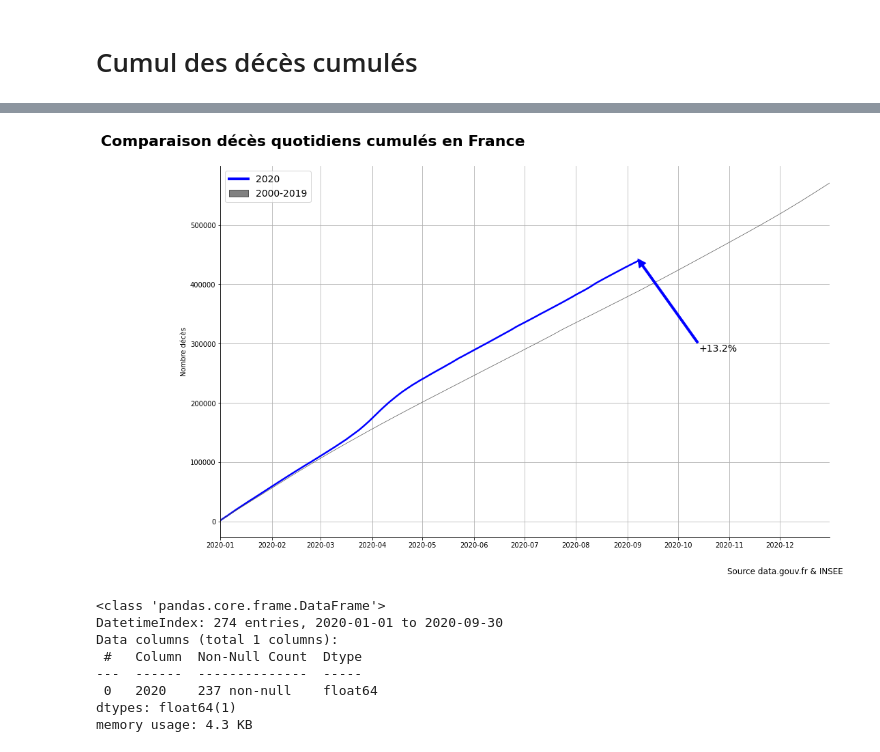
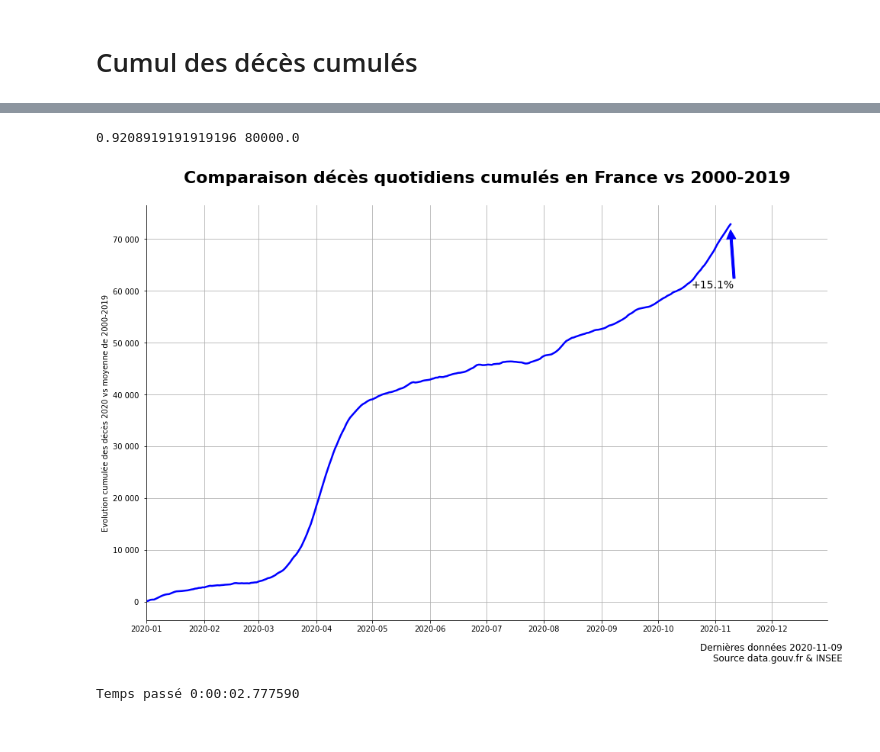
Before and after one commit to makiwara-fr/covid19-analyse, a Jupyter notebook: fr_deaths.ipynb, the cells around one changed output, grey strips where cells are left out. Saved outputs shown, nothing was run; the diff lists cells and outputs as text; code cells hidden in the pictures.

```diff
--- a/fr_deaths.ipynb
+++ b/fr_deaths.ipynb
@@ -194,9 +201,9 @@ df_histo_csv.sort_values(by="date_deces").tail()
 # %% [markdown]
 ### Date for 2020 and references
 # %%
-import datetime
-base = datetime.datetime.fromisoformat("2020-01-01")
-date_list = [base + datetime.timedelta(days=x) for x in range(366)]
+#import datetime
+base = datetime.fromisoformat("2020-01-01")
+date_list = [base + timedelta(days=x) for x in range(366)]
 # %%
 df_histo = pd.DataFrame(date_list)
 df_histo.columns = ['date_ref']
@@ -333,49 +370,51 @@ share_of_year
+# %%
+def position_fleche(ax, pourcentages, last_pct):
+
+    x_max = pourcentages['2020'].idxmax()
+    share_of_year = (x_max - pd.to_datetime("2020-01-01")).days/365
+    dernier_pourcentage = last_pct
+    y_last = pourcentages.loc[x_max, 'evol']
+
+    y_min, y_max = min(ax.get_yticks()), max(ax.get_yticks())
+
+    y_fleche = (y_last - y_min ) / (y_max - y_min)
+    print(y_fleche, y_max)
+    ax.annotate(f"{dernier_pourcentage*100:+.1f}%", xy=(share_of_year , y_fleche + 0.02), xytext=(max(min(share_of_year+0.1,0.8),0.2), max(min(y_fleche+0.1,0.8),0.2)), xycoords = "axes fraction",
+            arrowprops={"width":3, "edgecolor":"blue", "facecolor":"blue"}, fontsize=14)
 # %%
 from matplotlib.patches import Patch
 from matplotlib.lines import Line2D
 
 # Figure et axe principaux
 # ########################
 fig_cum, ax_cum = plt.subplots(figsize=(16,10))
 
-# courbe 2020
 
-ax_cum.plot(data_cum_2020, label='2020', linewidth=2.5, color='blue')
-
-
-# courbe 2000-2019
-ax_cum.plot(data_cum_2000_2019, label='2000-2019', color="#525252",linewidth=0.7 )
-
+# evolution vs ref
+ax_cum.plot(augmentation_cum['evol'], label='2020', linewidth=2.5, color='blue')
 
 
 # layout
-ax_cum.set_title("Comparaison décès quotidiens cumulés en France", fontsize=22, pad=30, fontweight = 'bold',horizontalalignment='right')
+ax_cum.set_title("Comparaison décès quotidiens cumulés en France vs 2000-2019", fontsize=22, pad=30, fontweight = 'bold',horizontalalignment='center')
 #ax.set_xlabel("date du jour")
-ax_cum.set_ylabel("Nombre décès")
+ax_cum.set_ylabel("Evolution cumulée des décès 2020 vs moyenne de 2000-2019")
 ax_cum.grid(True)
 ax_cum.spines['top'].set_visible(False)
 ax_cum.spines['right'].set_visible(False)
 ax_cum.margins(0.05)
 ax_cum.set_xlim([pd.to_datetime('2020-01-01'),pd.to_datetime('2020-12-31')])
+ax_cum.set_yticklabels([f"{t:,.0f} ".replace(","," ") for t in ax_cum.get_yticks()])
 
-# define legend
-# #############
-legend_elements = [Line2D([0], [0], color='blue', lw=4, label='2020'),
-                   Patch(facecolor='grey', edgecolor='#525252',
-                         label='2000-2019')]
-ax_cum.legend(handles=legend_elements, fontsize=14)
 
+fig_cum.text(0.755, 0.07, f"Dernières données {derniere_photo}", fontsize=12)
 fig_cum.text(0.77, 0.05, "Source data.gouv.fr & INSEE", fontsize=12)
 
 
 # Commentaires
+position_fleche(ax_cum, augmentation_cum, derniere_augmentation_cum)
 
 
-
-ax_cum.annotate(f"{augmentation_cum*100:+.1f}%", xy=(share_of_year, 0.75), xytext=(max(min(share_of_year+0.1,0.8),0.2), 0.5), xycoords = "axes fraction",
-            arrowprops={"width":3, "edgecolor":"blue", "facecolor":"blue"}, fontsize=14)
-
-#arrowprops=dict(arrowstyle="->", width=4)
-fig.savefig("deces_cum_fr-"+ str(date.today()) +".png")
+fig_cum.savefig("deces_cum_fr-"+ str(date.today()) +".png")
 # %% [output]
+0.9208919191919196 80000.0
-[figure, old version]
+[figure, new version]
@@ -385,14 +421,9 @@ from ipywidgets import interact, interact_manual
-# %%
-df_wp.info()
-# %% [output]
-<class 'pandas.core.frame.DataFrame'>
-DatetimeIndex: 274 entries, 2020-01-01 to 2020-09-30
-Data columns (total 1 columns):
- #   Column  Non-Null Count  Dtype
----  ------  --------------  -----
- 0   2020    237 non-null    float64
-dtypes: float64(1)
-memory usage: 4.3 KB
+# %%
+# final processing
+t1 = datetime.now()
+print(f"Temps passé {t1-t0}")
+# %% [output]
+Temps passé 0:00:02.777590
 # %%
 data_cum_2000_2019[data_cum_2020.idxmax()].values[0]
 # %% [output]
```
Also changed, not shown: parts of 19 cells of this notebook, 1 other file.
